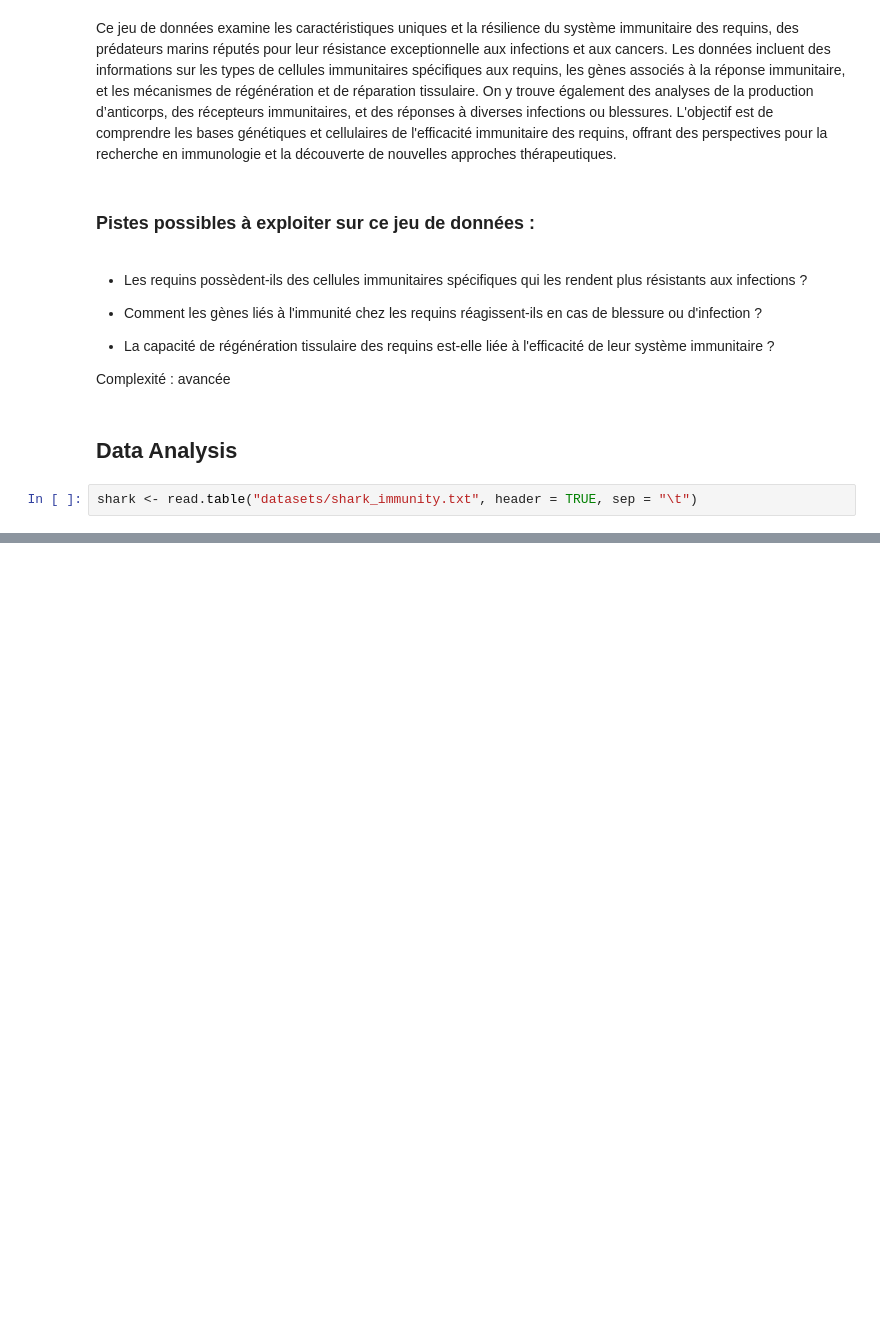
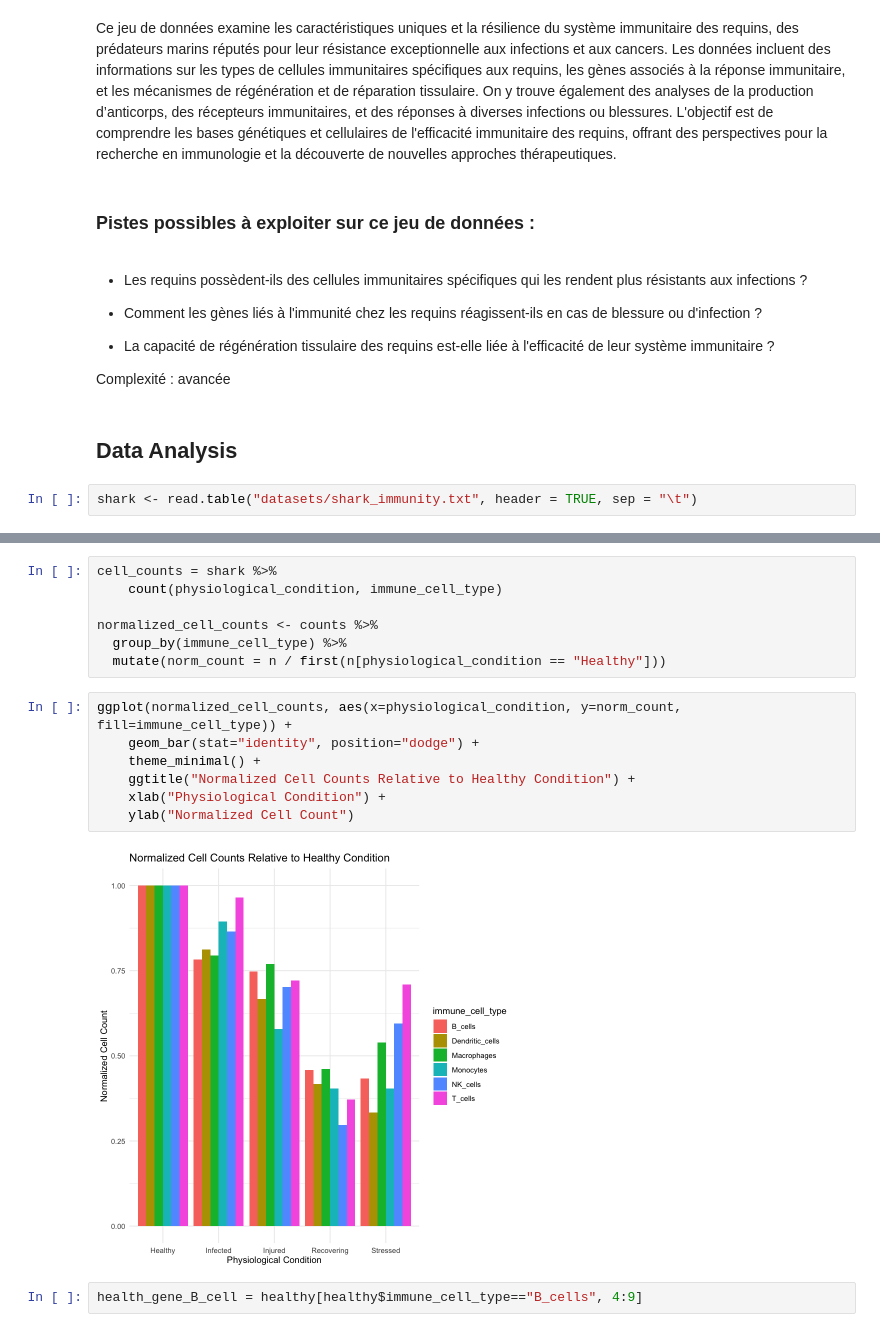
Before and after one commit to Ploenypp/bio-phys-inform_workbooks, a Jupyter notebook: biostats_project/biostats.ipynb, the cells around one changed output, grey strips where cells are left out. Saved outputs shown, nothing was run; the diff lists cells and outputs as text; blank space fills up the shorter version.

```diff
--- a/biostats_project/biostats.ipynb
+++ b/biostats_project/biostats.ipynb
@@ -204,0 +292,18 @@ shark <- read.table("datasets/shark_immunity.txt", header = TRUE, sep = "\t")
+# %%
+cell_counts = shark %>%
+    count(physiological_condition, immune_cell_type)
+
+normalized_cell_counts <- counts %>%
+  group_by(immune_cell_type) %>%
+  mutate(norm_count = n / first(n[physiological_condition == "Healthy"]))
+# %%
+ggplot(normalized_cell_counts, aes(x=physiological_condition, y=norm_count, fill=immune_cell_type)) +
+    geom_bar(stat="identity", position="dodge") +
+    theme_minimal() +
+    ggtitle("Normalized Cell Counts Relative to Healthy Condition") +
+    xlab("Physiological Condition") +
+    ylab("Normalized Cell Count")
+# %% [output]
+[figure, added]
+# %%
+health_gene_B_cell = healthy[healthy$immune_cell_type=="B_cells", 4:9]
```
Also changed, not shown: parts of 25 cells of this notebook.
